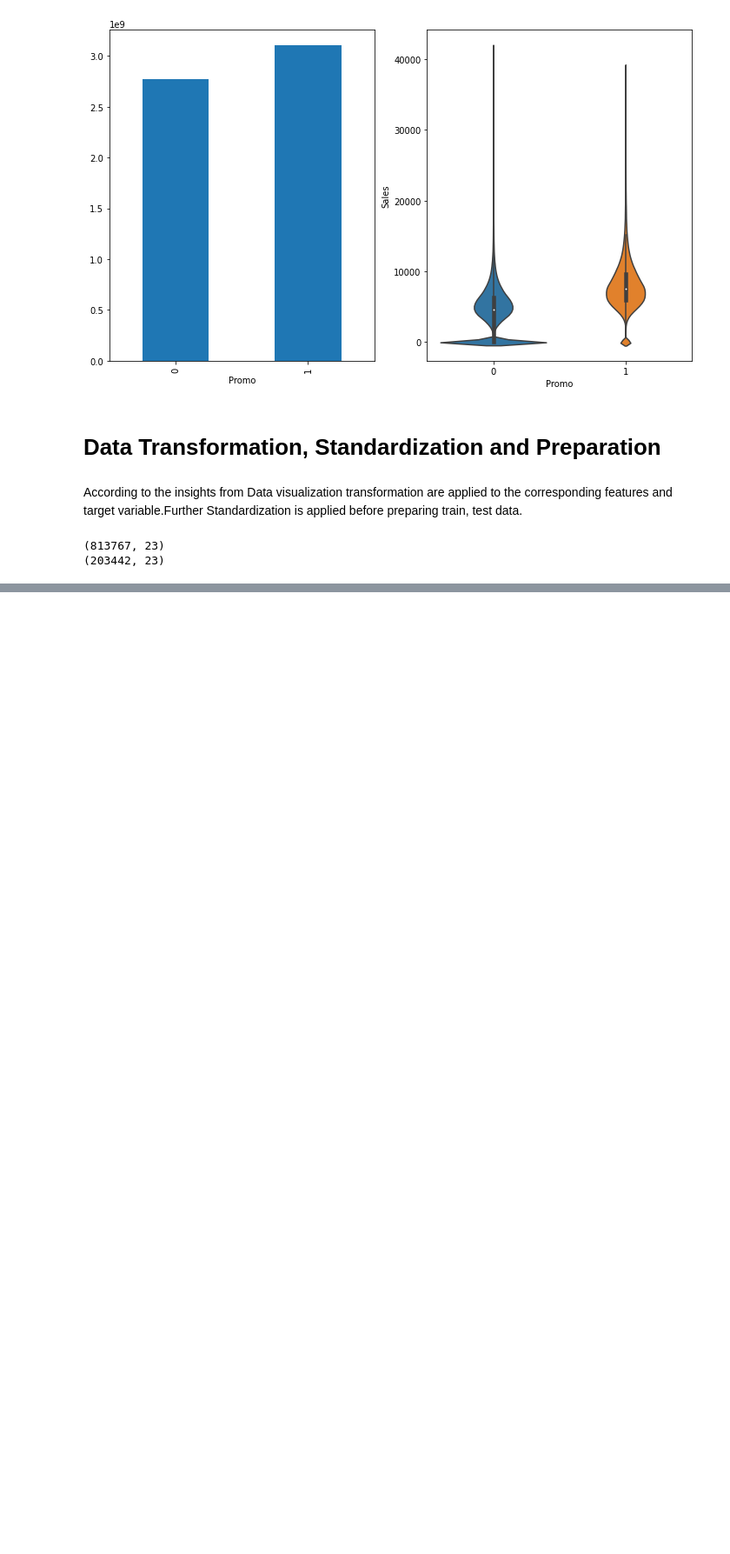
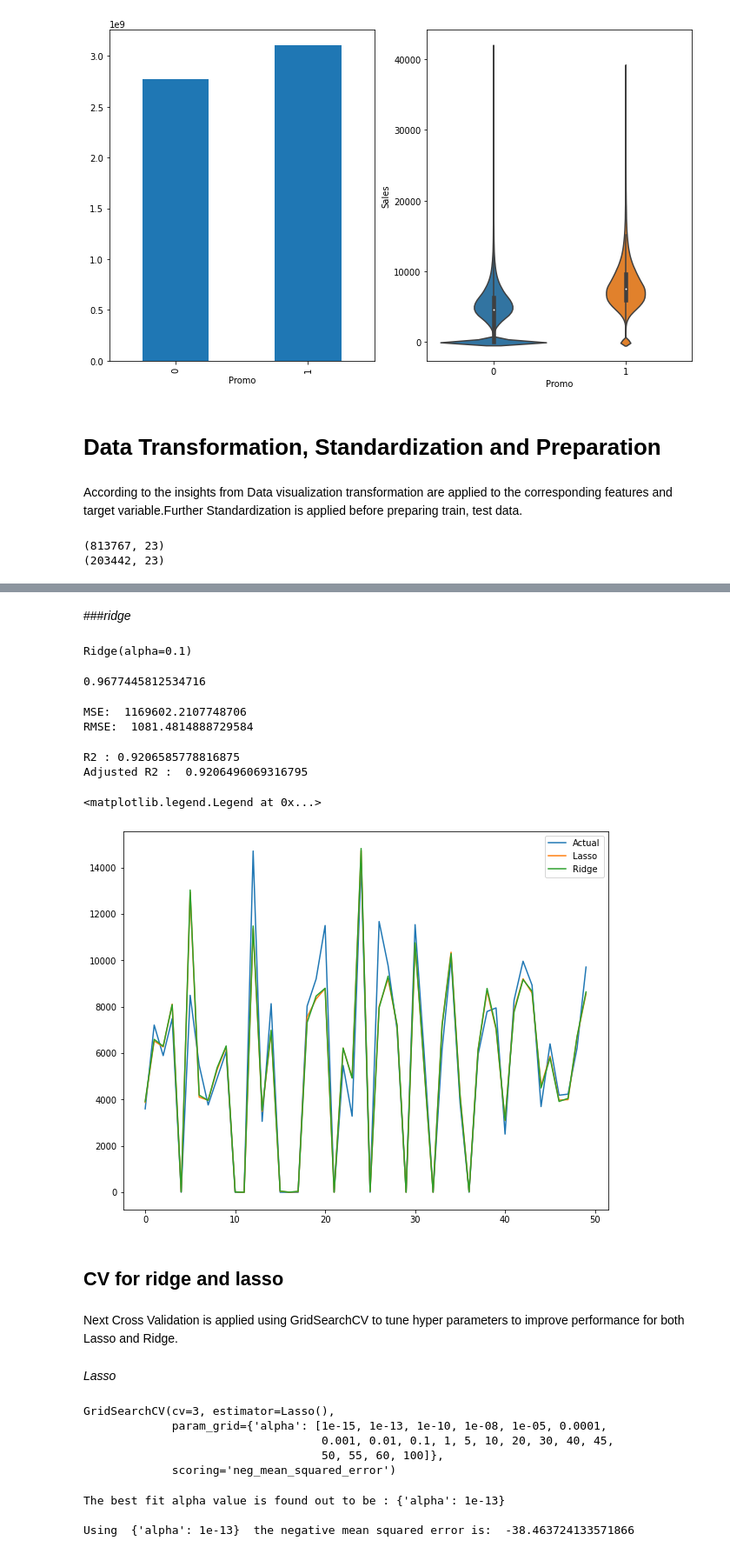
Before and after one commit to iMrugesh9/Regression-Capstone-Project-Retail-sales-prediction, a Jupyter notebook: Retail_Sales_Prediction.ipynb, the cells around one changed output, grey strips where cells are left out. Shown at 87% size. Saved outputs shown, nothing was run; the diff lists cells and outputs as text; code cells hidden in the pictures; blank space fills up the shorter version.

Commit message:
Fourth Commit - Baseline, Lasso and Ridge

```diff
--- a/Retail_Sales_Prediction.ipynb
+++ b/Retail_Sales_Prediction.ipynb
@@ -808,0 +841,4 @@ print(X_test.shape)
+# %%
+lasso  = Lasso(alpha=0.1 , max_iter= 3000)
+
+lasso.fit(X_train, y_train)
@@ -808,0 +851,2 @@ print(X_test.shape)
+# %%
+y_pred_l = lasso.predict(X_test)
@@ -808,0 +869,63 @@ print(X_test.shape)
+# %% [markdown]
+###*ridge*
+# %%
+
+ridge  = Ridge(alpha=0.1)
+
+ridge.fit(X_train, y_train)
+# %% [output]
+Ridge(alpha=0.1)
+# %%
+ridge.score(X_train, y_train)
+# %% [output]
+0.9677445812534716
+# %%
+y_pred_r=ridge.predict(X_test)
+MSE=mean_squared_error((y_test)**2,(y_pred_r)**2)
+print('MSE: ',MSE)
+RMSE=np.sqrt(MSE)
+print('RMSE: ',RMSE)
+# %% [output]
+MSE:  1169602.2107748706
+RMSE:  1081.4814888729584
+# %%
+r2 = r2_score((y_test)**2,(y_pred_r)**2)
+print("R2 :" ,r2)
+print("Adjusted R2 : ",1-(1-r2_score((y_test)**2,(y_pred_r)**2))*((X_test.shape[0]-1)/(X_test.shape[0]-X_test.shape[1]-1)))
+# %% [output]
+R2 : 0.9206585778816875
+Adjusted R2 :  0.9206496069316795
+# %%
+plt.figure(figsize=(10,8))
+plt.plot(np.array(y_test**2)[:50])
+plt.plot((y_pred_l**2)[:50])
+plt.plot((y_pred_r**2)[:50])
+plt.legend(['Actual','Lasso','Ridge'])
+# %% [output]
+<matplotlib.legend.Legend at 0x...>
+[figure, added]
+# %% [markdown]
+## CV for ridge and lasso
+# %% [markdown]
+Next Cross Validation is applied using GridSearchCV to tune hyper parameters to improve performance for both Lasso and Ridge.
+# %% [markdown]
+<i>Lasso
+# %%
+X_train, X_test, y_train, y_test = train_test_split( X_0,y , test_size = 0.2, random_state = 0)
+lasso = Lasso()
+parameters = {'alpha': [1e-15,1e-13,1e-10,1e-8,1e-5,1e-4,1e-3,1e-2,1e-1,1,5,10,20,30,40,45,50,55,60,100]}
+lasso_regressor = GridSearchCV(lasso, parameters, scoring='neg_mean_squared_error', cv=3)
+lasso_regressor.fit(X_train, y_train)
+# %% [output]
+GridSearchCV(cv=3, estimator=Lasso(),
+             param_grid={'alpha': [1e-15, 1e-13, 1e-10, 1e-08, 1e-05, 0.0001,
+                                   0.001, 0.01, 0.1, 1, 5, 10, 20, 30, 40, 45,
+                                   50, 55, 60, 100]},
+             scoring='neg_mean_squared_error')
+# %%
+print("The best fit alpha value is found out to be :" ,lasso_regressor.best_params_)
+print("\nUsing ",lasso_regressor.best_params_, " the negative mean squared error is: ", lasso_regressor.best_score_)
+# %% [output]
+The best fit alpha value is found out to be : {'alpha': 1e-13}
+
+Using  {'alpha': 1e-13}  the negative mean squared error is:  -38.463724133571866
```
Also changed, not shown: parts of 20 cells of this notebook.
